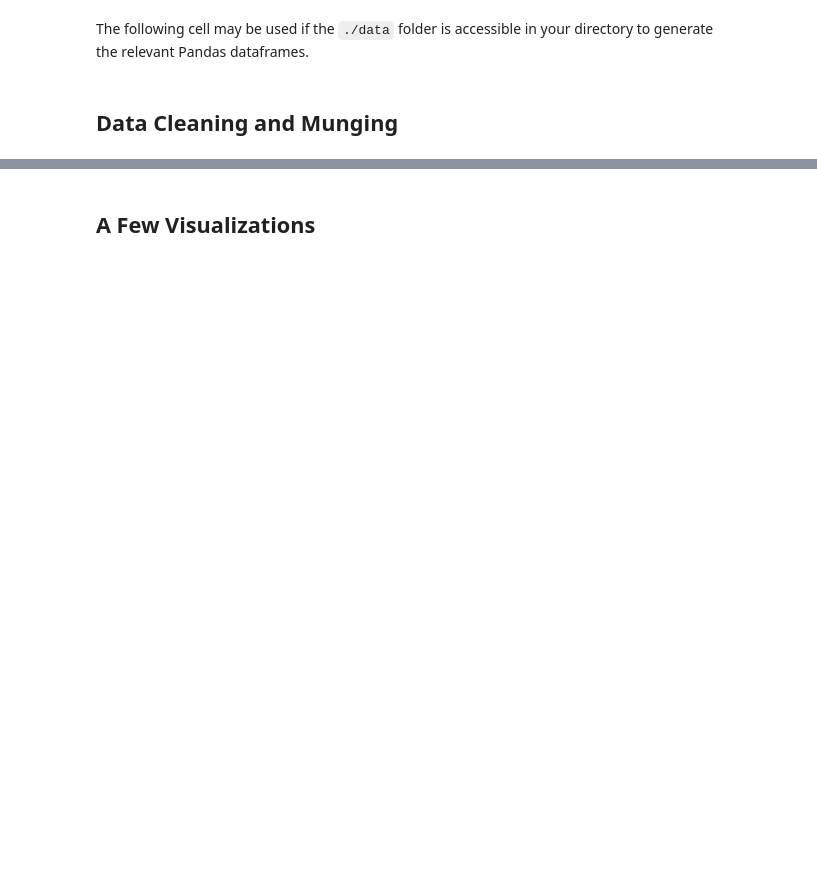
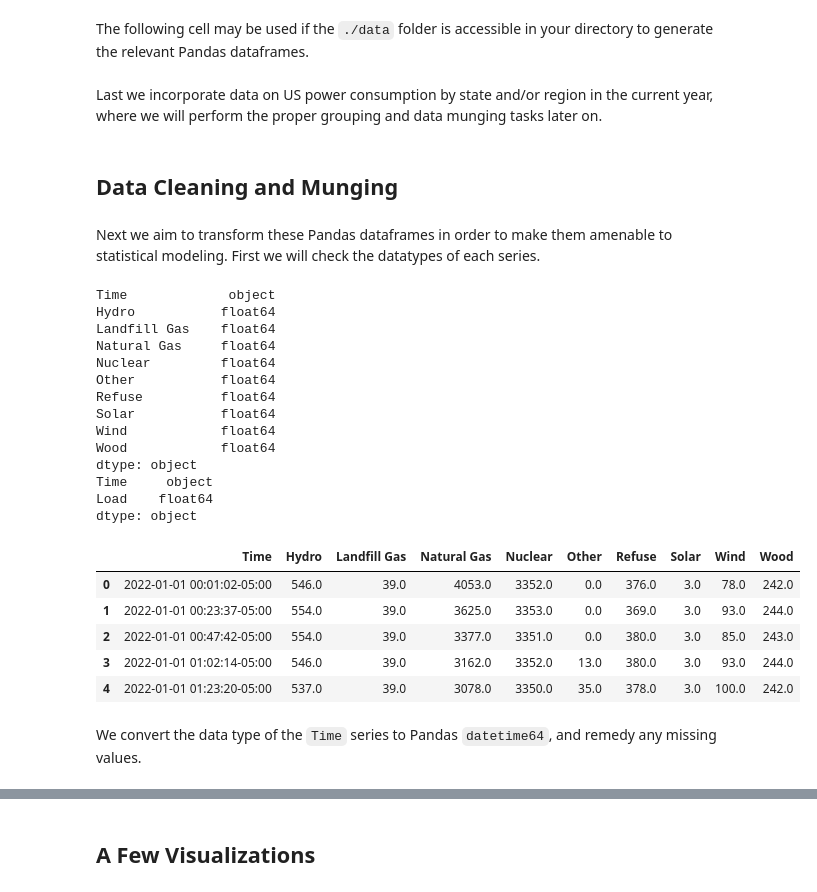
Before and after one commit to JGrtrx/STAT4185-proj, a Jupyter notebook: Gratrix_Jacob_project.ipynb, the cells around one changed output, grey strips where cells are left out. Drawn from its saved outputs; the diff is of its cells as text; code cells hidden in the pictures; blank space fills up the shorter version.

```diff
--- a/Gratrix_Jacob_project.ipynb
+++ b/Gratrix_Jacob_project.ipynb
@@ -97,0 +101,2 @@ for iso in interconnections:
+# %% [markdown]
+Last we incorporate data on US power consumption by state and/or region in the current year, where we will perform the proper grouping and data munging tasks later on.
@@ -98,2 +112,33 @@ for iso in interconnections:
 # %% [markdown]
 ## Data Cleaning and Munging
+# %% [markdown]
+Next we aim to transform these Pandas dataframes in order to make them amenable to statistical modeling. First we will check the datatypes of each series.
+# %%
+print(mix_dfs[isone]['January'].dtypes)
+print(load_dfs[isone]['January'].dtypes)
+
+mix_dfs[isone]['January'].head()
+#load_dfs[isone]['January'].head()
+# %% [output]
+Time             object
+Hydro           float64
+Landfill Gas    float64
+Natural Gas     float64
+Nuclear         float64
+Other           float64
+Refuse          float64
+Solar           float64
+Wind            float64
+Wood            float64
+dtype: object
+Time     object
+Load    float64
+dtype: object
+|  | Time | Hydro | Landfill Gas | Natural Gas | Nuclear | Other | Refuse | Solar | Wind | Wood |
+| 0 | 2022-01-01 00:01:02-05:00 | 546.0 | 39.0 | 4053.0 | 3352.0 | 0.0 | 376.0 | 3.0 | 78.0 | 242.0 |
+| 1 | 2022-01-01 00:23:37-05:00 | 554.0 | 39.0 | 3625.0 | 3353.0 | 0.0 | 369.0 | 3.0 | 93.0 | 244.0 |
+| 2 | 2022-01-01 00:47:42-05:00 | 554.0 | 39.0 | 3377.0 | 3351.0 | 0.0 | 380.0 | 3.0 | 85.0 | 243.0 |
+| 3 | 2022-01-01 01:02:14-05:00 | 546.0 | 39.0 | 3162.0 | 3352.0 | 13.0 | 380.0 | 3.0 | 93.0 | 244.0 |
+| 4 | 2022-01-01 01:23:20-05:00 | 537.0 | 39.0 | 3078.0 | 3350.0 | 35.0 | 378.0 | 3.0 | 100.0 | 242.0 |
+# %% [markdown]
+We convert the data type of the `Time` series to Pandas `datetime64`, and remedy any missing values.
```
Also changed, not shown: parts of 18 cells of this notebook.
